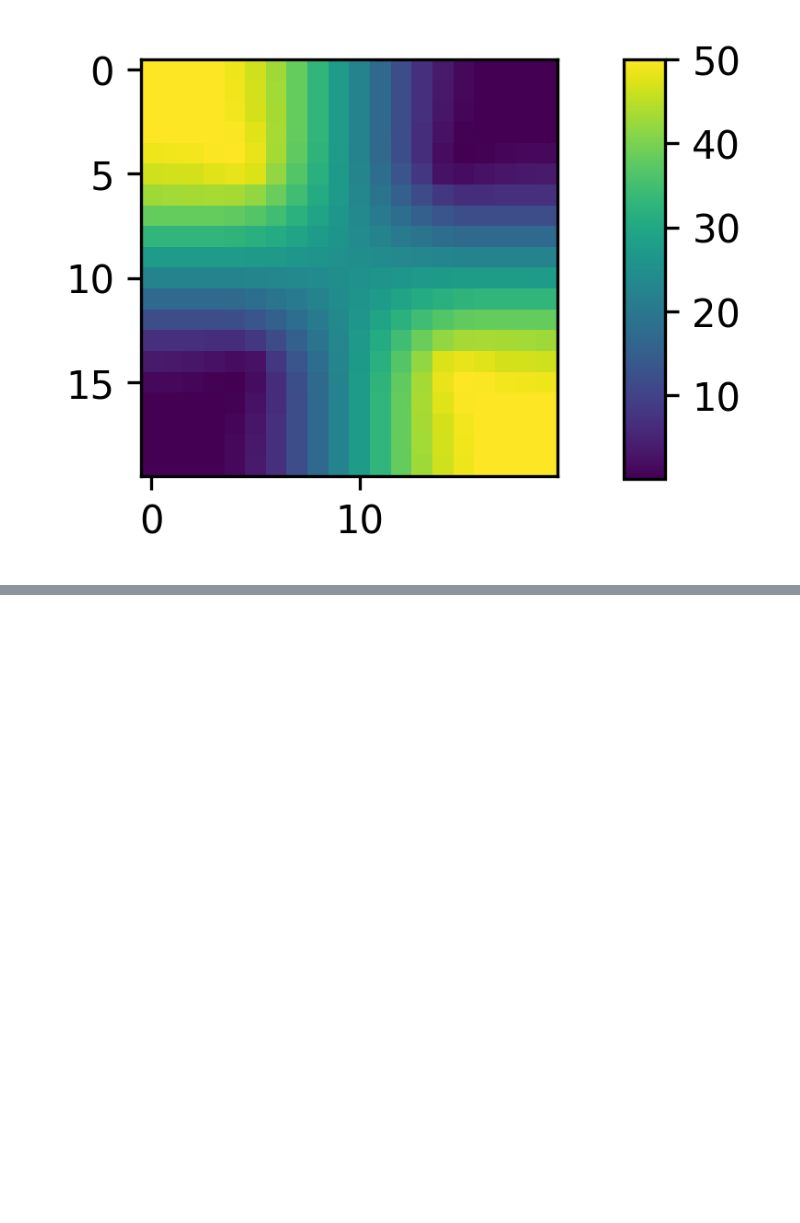
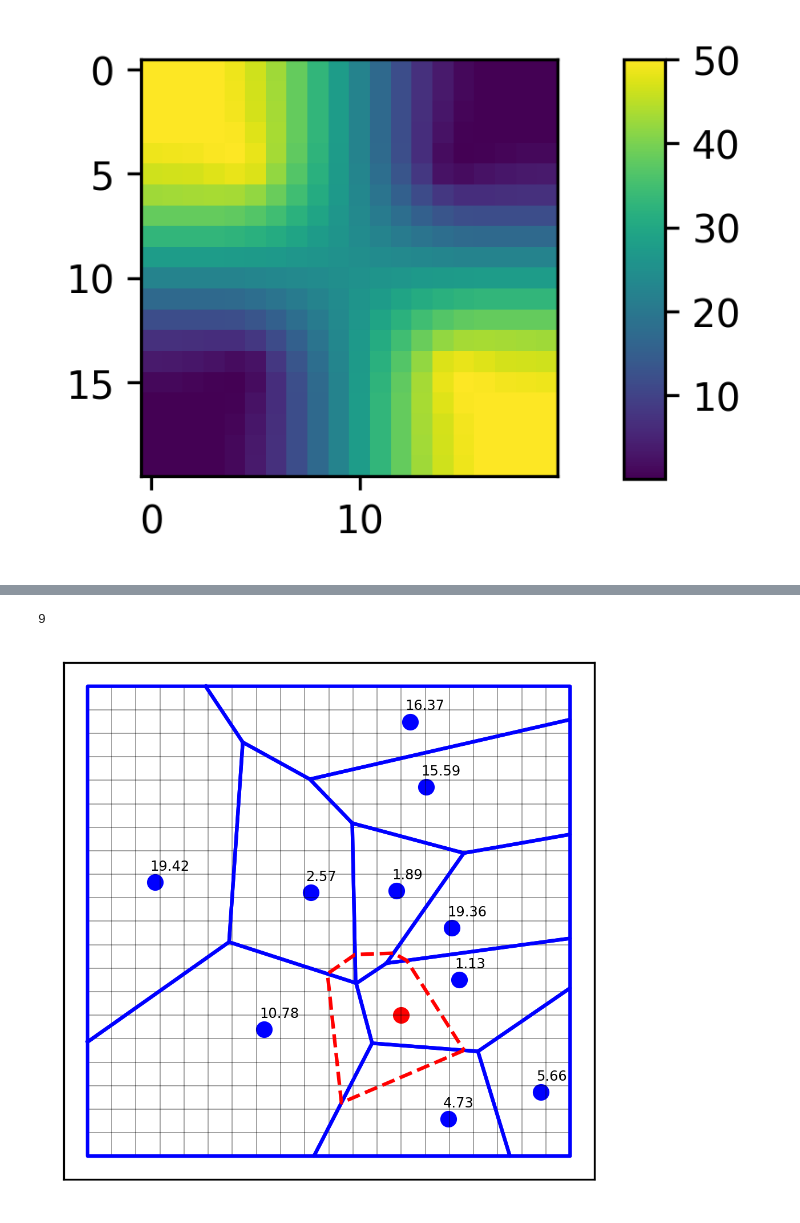
Before and after one commit to simoninireland/sensor-placement, a Jupyter notebook: nni.ipynb, the cells around one changed output, grey strips where cells are left out. Cells and saved outputs as stored; diff of their text form; code cells hidden in the pictures; blank space fills up the shorter version.

```diff
--- a/nni.ipynb
+++ b/nni.ipynb
@@ -1014,0 +1119,5 @@ _ = plt.colorbar(cax=cax)
+# %%
+df_synthetic = df_complicated.copy()
+synthetic = Point(0.65, 0.3)
+df_synthetic.loc[len(df_synthetic.index)] = {'geometry': synthetic}
+df_synthetic
@@ -1014,0 +1137,44 @@ _ = plt.colorbar(cax=cax)
+# %%
+coords = points_to_coords(df_synthetic.geometry)
+voronoi_cells, voronoi_centres = voronoi_regions_from_coords(coords, boundary_shape)
+df_synthetic_voronoi = GeoDataFrame(columns=['centre', 'geometry'])
+for i in voronoi_cells.keys():
+    df_synthetic_voronoi.loc[len(df_synthetic_voronoi.index)] = {'centre': df_synthetic.iloc[voronoi_centres[i][0]].geometry,
+                                                                 'geometry': voronoi_cells[i]}
+
+# find the cell with the synthetic point
+synthetic_cell = df_synthetic_voronoi.index[df_synthetic_voronoi['centre'] == synthetic].tolist()[0]
+# %% [output]
+9
+# %%
+fig = plt.figure(figsize=(4, 4))
+ax = plt.subplot(1, 1, 1, xticks=[], yticks=[])
+
+for x in range(20):
+    for y in range(20):
+        ax.plot([x / 20, x / 20], [0.0, 1.0], 'k', linewidth=0.01)
+        ax.plot([0.0, 1.0], [y / 20, y / 20], 'k', linewidth=0.01)
+
+for i in range(len(df_voronoi)):
+    v = df_voronoi.loc[i]
+    [(x, y)] = list(v.centre.coords)
+    plt.scatter([x], [y], c='b')
+
+    xs, ys = v.geometry.exterior.xy
+    ax.plot(xs, ys, 'b')
+
+    rainfall = df_complicated[df_complicated.geometry == v.centre].rainfall.iloc[0]
+    ax.annotate(f'{rainfall:.02f}', (x, y),
+                xytext=(-2, 5), textcoords='offset points',
+                fontsize='xx-small')
+
+v = df_synthetic_voronoi.loc[synthetic_cell]
+[(x, y)] = list(v.centre.coords)
+plt.scatter([x], [y], c='r')
+xs, ys = v.geometry.exterior.xy
+ax.plot(xs, ys, 'r', linestyle='--')
+
+plt.savefig('synthetic-voronoi.png')
+_ = plt.show()
+# %% [output]
+[figure, added]
```
Also changed, not shown: parts of 10 cells of this notebook.
